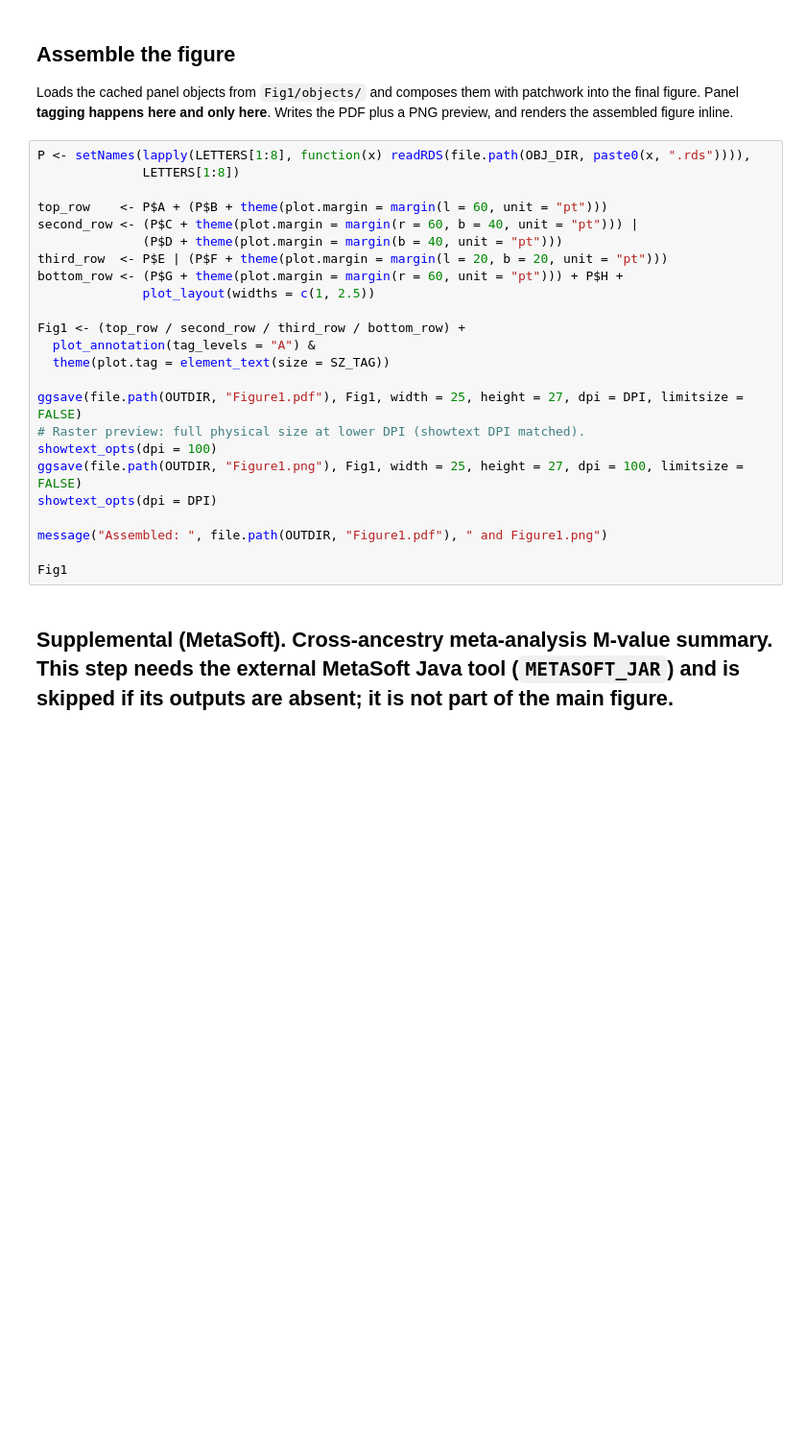
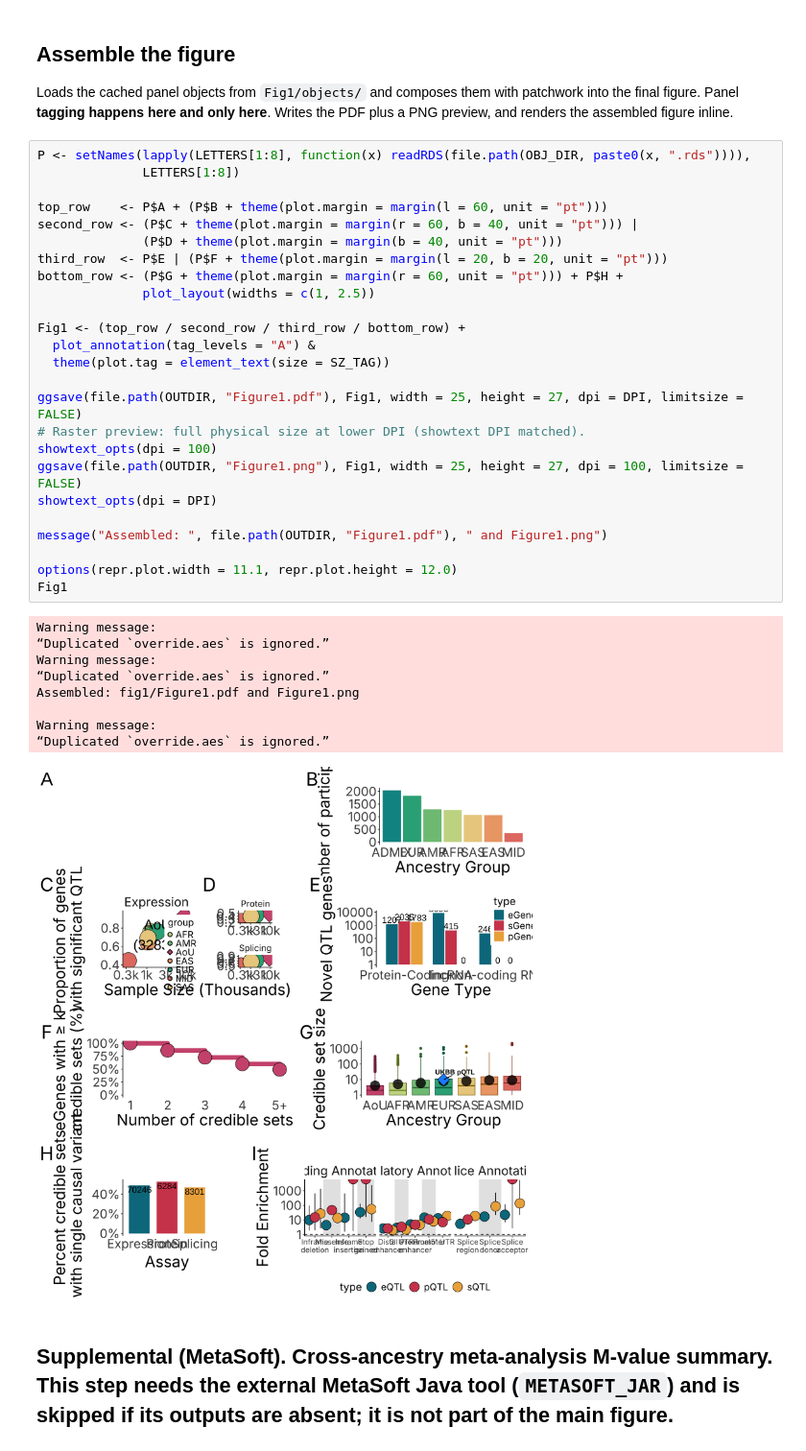
Before and after one commit to AoU-Multiomics-Analysis/QTLFigureCode, a Jupyter notebook: Fig1/Fig1.ipynb, the cells around one changed output. Shown at 96% size. Drawn from its saved outputs; the diff is of its cells as text; blank space fills up the shorter version.

```diff
--- a/Fig1/Fig1.ipynb
+++ b/Fig1/Fig1.ipynb
@@ -391,27 +446,38 @@ Loads the cached panel objects from `Fig1/objects/` and composes them with patch
 # %%
 P <- setNames(lapply(LETTERS[1:8], function(x) readRDS(file.path(OBJ_DIR, paste0(x, ".rds")))),
               LETTERS[1:8])
 
 top_row    <- P$A + (P$B + theme(plot.margin = margin(l = 60, unit = "pt")))
 second_row <- (P$C + theme(plot.margin = margin(r = 60, b = 40, unit = "pt"))) |
               (P$D + theme(plot.margin = margin(b = 40, unit = "pt")))
 third_row  <- P$E | (P$F + theme(plot.margin = margin(l = 20, b = 20, unit = "pt")))
 bottom_row <- (P$G + theme(plot.margin = margin(r = 60, unit = "pt"))) + P$H +
               plot_layout(widths = c(1, 2.5))
 
 Fig1 <- (top_row / second_row / third_row / bottom_row) +
   plot_annotation(tag_levels = "A") &
   theme(plot.tag = element_text(size = SZ_TAG))
 
 ggsave(file.path(OUTDIR, "Figure1.pdf"), Fig1, width = 25, height = 27, dpi = DPI, limitsize = FALSE)
 # Raster preview: full physical size at lower DPI (showtext DPI matched).
 showtext_opts(dpi = 100)
 ggsave(file.path(OUTDIR, "Figure1.png"), Fig1, width = 25, height = 27, dpi = 100, limitsize = FALSE)
 showtext_opts(dpi = DPI)
 
 message("Assembled: ", file.path(OUTDIR, "Figure1.pdf"), " and Figure1.png")
 
+options(repr.plot.width = 11.1, repr.plot.height = 12.0)
 Fig1
+# %% [output]
+Warning message:
+“Duplicated `override.aes` is ignored.”
+Warning message:
+“Duplicated `override.aes` is ignored.”
+Assembled: fig1/Figure1.pdf and Figure1.png
+
+Warning message:
+“Duplicated `override.aes` is ignored.”
+[figure, added]
 # %% [markdown]
 ## **Supplemental (MetaSoft).** Cross-ancestry meta-analysis M-value summary. This step needs the external **MetaSoft** Java tool (`METASOFT_JAR`) and is skipped if its outputs are absent; it is not part of the main figure.
 # %%
```
Also changed, not shown: parts of 9 cells of this notebook, 9 other files.
